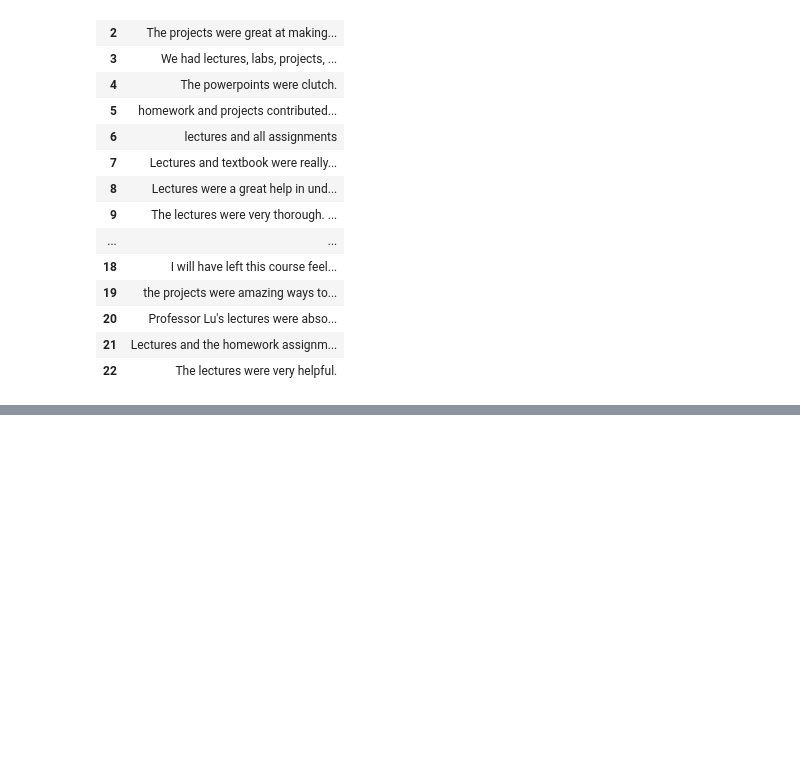
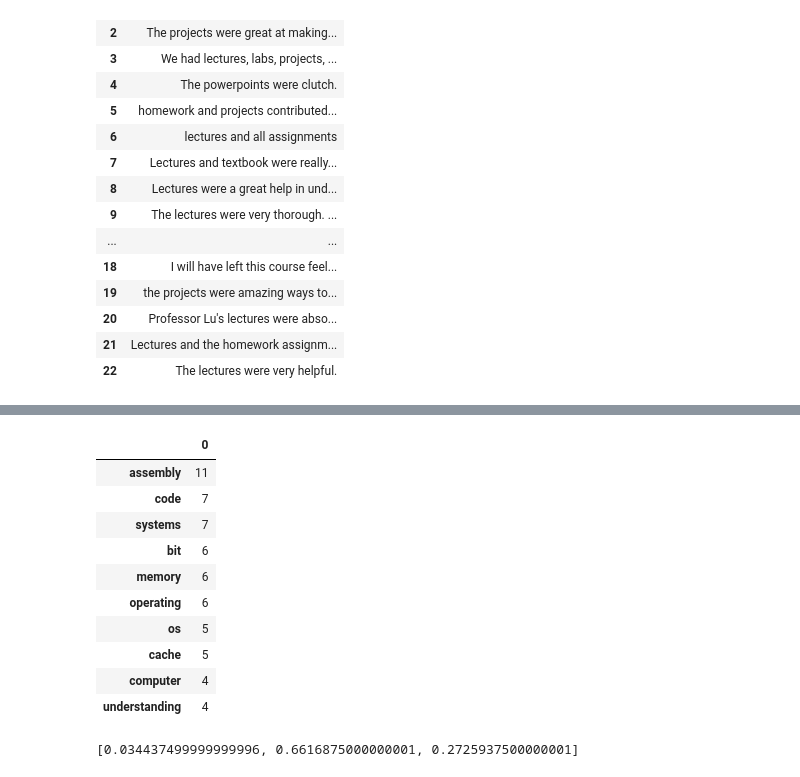
Before and after one commit to UChicago-Tech-Challenge-Spring-2022/course-evaluation-information-retrieval, a Jupyter notebook: TextExtract.ipynb, the cells around one changed output, grey strips where cells are left out. Cells and saved outputs as stored; diff of their text form; code cells hidden in the pictures; blank space fills up the shorter version.

```diff
--- a/TextExtract.ipynb
+++ b/TextExtract.ipynb
@@ -50,8 +50,8 @@ c = []
 table2 = bsText.findAll('table')[1]
 for row in table2.findAll("tr"):
     c.append(row.text[1:-1])
-important = pd.DataFrame(c, columns=['comment'])
-important
+contri = pd.DataFrame(c, columns=['comment'])
+contri
 # %% [output]
 |  | comment |
 | 0 | Comments |
@@ -114,0 +156,46 @@ eval
+# %%
+# CONTENT
+stopwords = nltk.corpus.stopwords.words('english')
+# remove stopwords
+important['stopwords_removed'] = important['comment'].apply(lambda x: ' '.join([word for word in x.split() if word not in (stopwords)]))
+# remove punctuations
+important["clean_comment"] = important['stopwords_removed'].apply(lambda x: re.sub('[^A-Za-z0-9]', ' ', x))
+
+pd.DataFrame(pd.Series(' '.join(important['clean_comment']).lower().split()).value_counts()[:10])
+# %% [output]
+|  | 0 |
+| assembly | 11 |
+| code | 7 |
+| systems | 7 |
+| bit | 6 |
+| memory | 6 |
+| operating | 6 |
+| os | 5 |
+| cache | 5 |
+| computer | 4 |
+| understanding | 4 |
+# %%
+# Sentiment Analysis on "what contributed most" and "additional comments"
+all_comments = pd.concat([contri, additional], axis=0)
+
+# remove stopwords
+stopwords = nltk.corpus.stopwords.words('english')
+all_comments['stopwords_removed'] = all_comments['comment'].apply(lambda x: ' '.join([word for word in x.split() if word not in (stopwords)]))
+
+analyzer = SentimentIntensityAnalyzer()
+scores = pd.DataFrame(all_comments['stopwords_removed'].map(lambda x: analyzer.polarity_scores(x)))
+
+total_neg = 0
+total_neu = 0
+total_pos = 0
+for i in range(0, len(scores) - 1):
+  list_score = re.findall(r"\d+\.\d+", str(scores.iloc[i]))
+  total_neg += float(list_score[0])
+  total_neu += float(list_score[1])
+  total_pos += float(list_score[2])
+avg_neg = total_neg / len(scores)
+avg_neu = total_neu / len(scores)
+avg_pos = total_pos / len(scores)
+[avg_neg, avg_neu, avg_pos]
+# %% [output]
+[0.034437499999999996, 0.6616875000000001, 0.2725937500000001]
```
Also changed, not shown: parts of 5 cells of this notebook.
